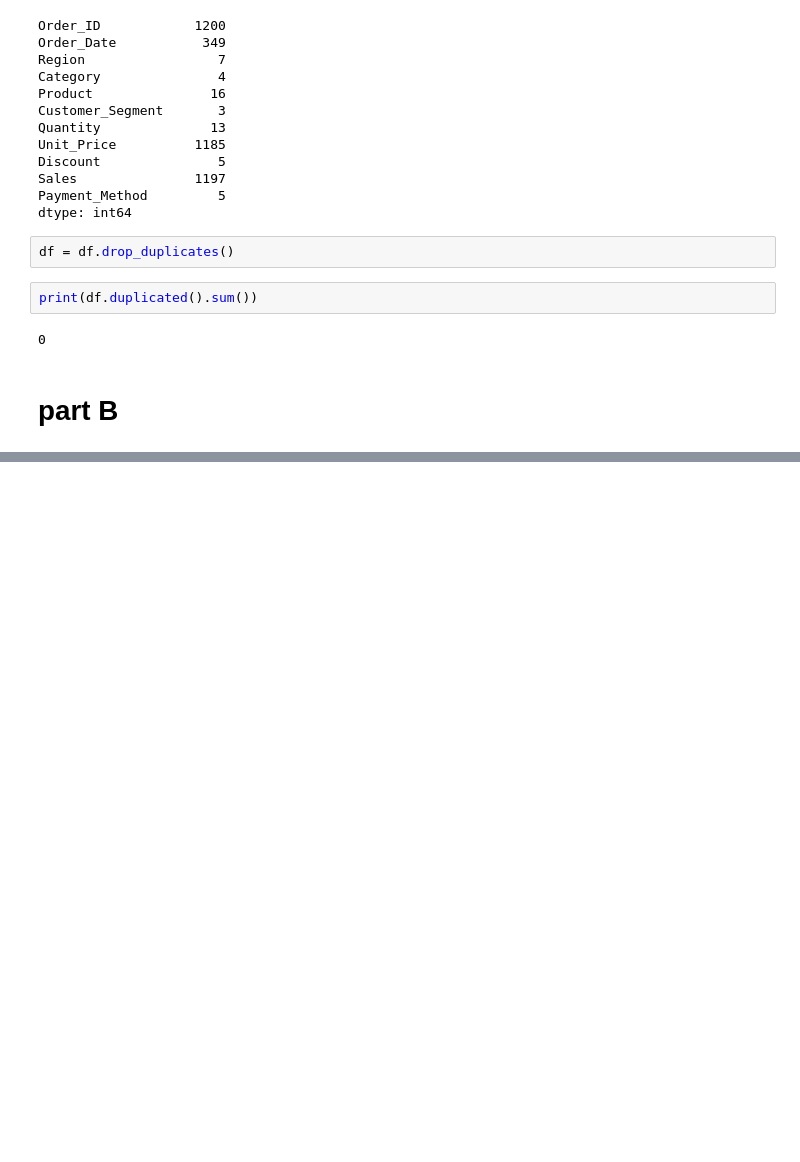
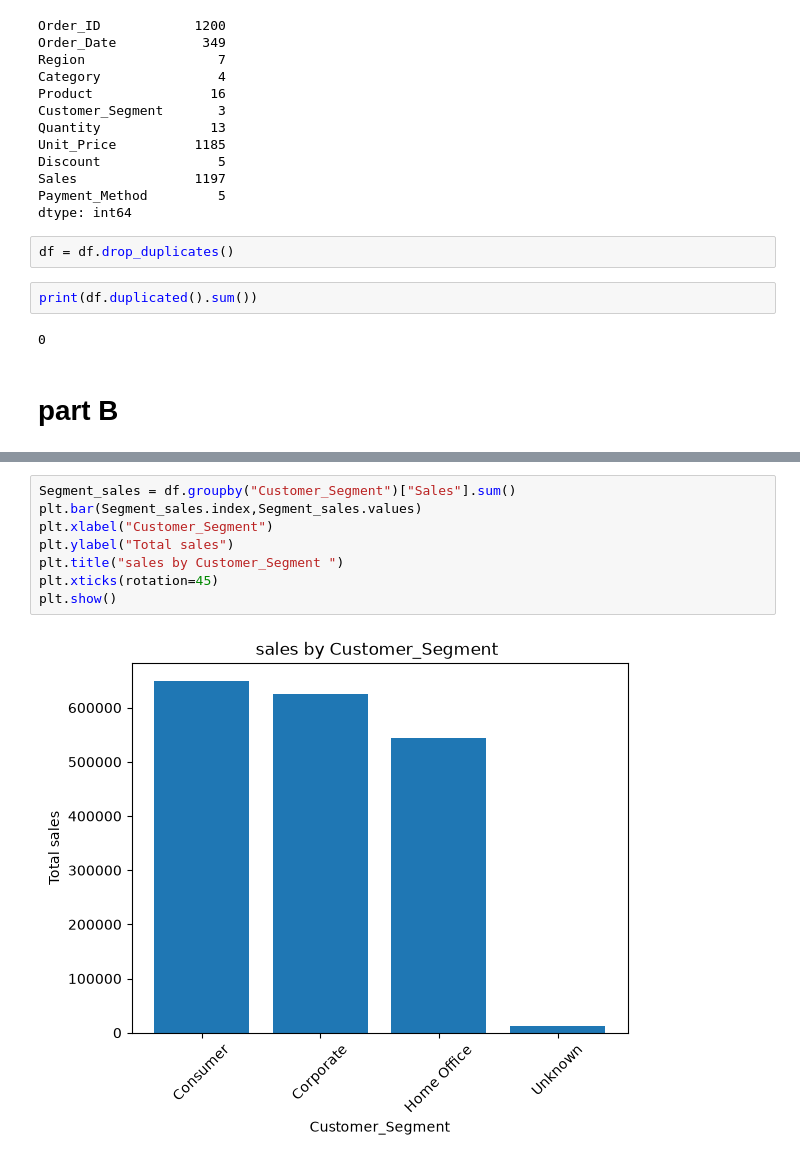
Before and after one commit to abrarabi338-hash/assignment, a Jupyter notebook: Machine_test_EDA.ipynb, the cells around one changed output, grey strips where cells are left out. Saved outputs shown, nothing was run; the diff lists cells and outputs as text; blank space fills up the shorter version.

```diff
--- a/Machine_test_EDA.ipynb
+++ b/Machine_test_EDA.ipynb
@@ -192,0 +303,10 @@ plt.show()
+# %%
+Segment_sales = df.groupby("Customer_Segment")["Sales"].sum()
+plt.bar(Segment_sales.index,Segment_sales.values)
+plt.xlabel("Customer_Segment")
+plt.ylabel("Total sales")
+plt.title("sales by Customer_Segment ")
+plt.xticks(rotation=45)
+plt.show()
+# %% [output]
+[figure, added]
```
Also changed, not shown: parts of 34 cells of this notebook.
